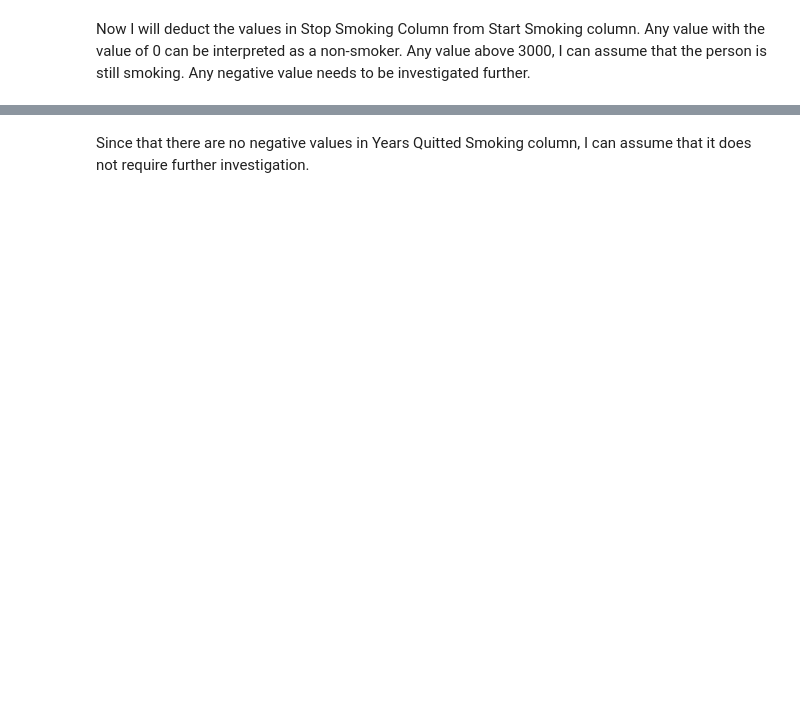
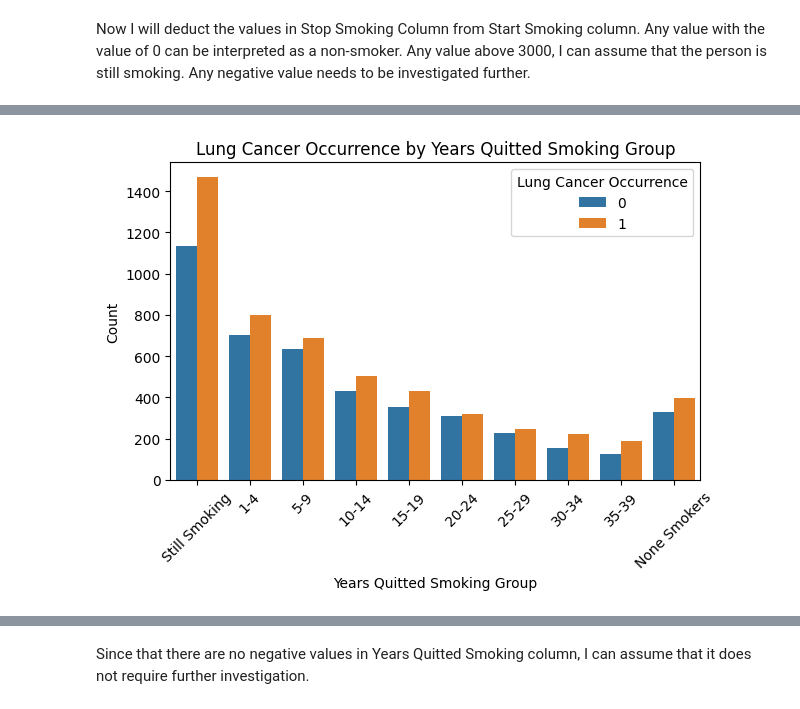
Before and after one commit to risen-dereklim12/MLProject2, a Jupyter notebook: eda.ipynb, the cells around one changed output, grey strips where cells are left out. Cells and saved outputs as stored; diff of their text form; code cells hidden in the pictures; blank space fills up the shorter version.

Commit message:
update ipynb, ckeaned_data.csv, main.py and random_forest.py

```diff
--- a/eda.ipynb
+++ b/eda.ipynb
@@ -384,0 +820,9 @@ df.head()
+# %%
+# Define Years Quitted Smoking Group bins and labels
+bins = [0, 1, 5, 10, 15, 20, 25, 30, 35, 40, 9999]
+labels = ['Still Smoking', '1-4', '5-9', '10-14', '15-19', '20-24', '25-29', '30-34', '35-39', 'None Smokers']
+
+# Create Years Quitted Smoking Group column based on Years Quitted Smoking column
+df['Years Quitted Smoking Group'] = pd.cut(df['Years Quitted Smoking'], bins=bins, labels=labels, right=False)
+
+df.head()
@@ -385,2 +837,12 @@ df.head()
+# %%
+sns.countplot(x='Years Quitted Smoking Group', hue='Lung Cancer Occurrence', data=df)
+plt.title('Lung Cancer Occurrence by Years Quitted Smoking Group')
+plt.xlabel('Years Quitted Smoking Group')
+plt.ylabel('Count')
+plt.xticks(rotation=45)
+plt.tight_layout()
+plt.show()
+# %% [output]
+[figure, added]
 # %%
 df.describe()
```
Also changed, not shown: parts of 77 cells of this notebook, 5 other files.
